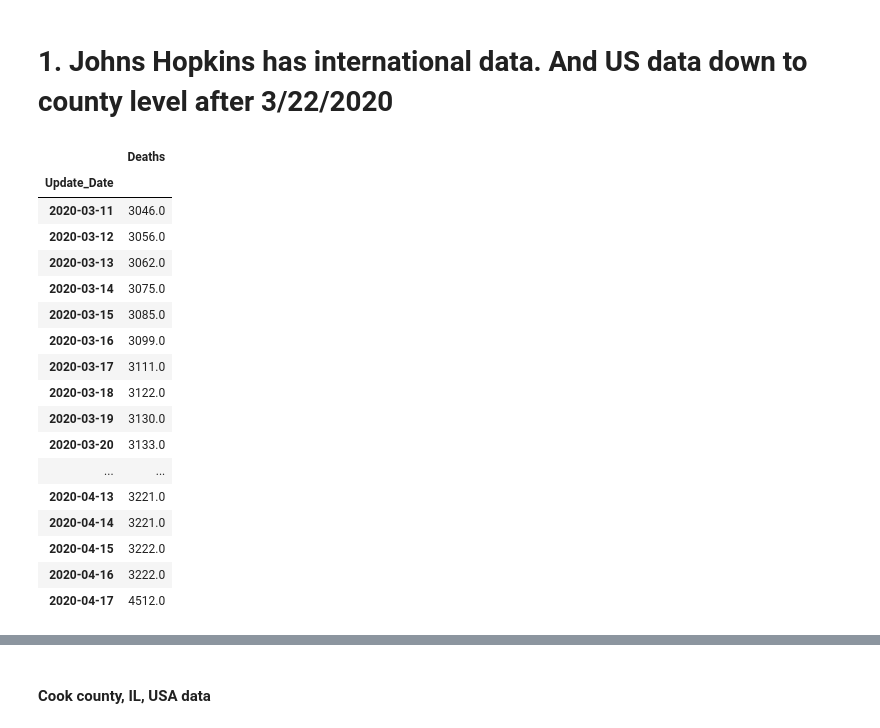
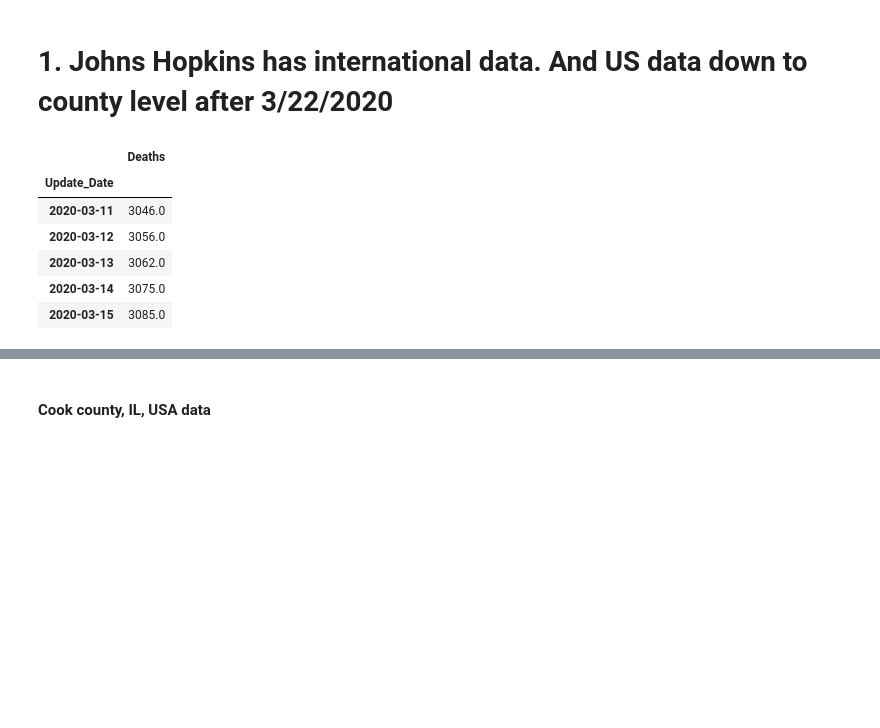
Before and after one commit to jianxu305/nCov2019_analysis, a Jupyter notebook: src/data_sources.ipynb, the cells around one changed output, grey strips where cells are left out. Saved outputs shown, nothing was run; the diff lists cells and outputs as text; code cells hidden in the pictures; blank space fills up the shorter version.

```diff
--- a/src/data_sources.ipynb
+++ b/src/data_sources.ipynb
@@ -12,24 +12,13 @@ import datetime
 jhs_data = utils.load_jhs_raw()
 # %%
 china = jhs_data[(jhs_data['Country_Region'] == 'China') & (jhs_data['Province_State'] == 'Hubei')]
-pd.pivot_table(china, index='Update_Date', values='Deaths', aggfunc='sum')
+pd.pivot_table(china, index='Update_Date', values='Deaths', aggfunc='sum').head()
 # %% [output]
 |  | Deaths |
 | Update_Date |  |
 | 2020-03-11 | 3046.0 |
 | 2020-03-12 | 3056.0 |
 | 2020-03-13 | 3062.0 |
 | 2020-03-14 | 3075.0 |
 | 2020-03-15 | 3085.0 |
-| 2020-03-16 | 3099.0 |
-| 2020-03-17 | 3111.0 |
-| 2020-03-18 | 3122.0 |
-| 2020-03-19 | 3130.0 |
-| 2020-03-20 | 3133.0 |
-| ... | ... |
-| 2020-04-13 | 3221.0 |
-| 2020-04-14 | 3221.0 |
-| 2020-04-15 | 3222.0 |
-| 2020-04-16 | 3222.0 |
-| 2020-04-17 | 4512.0 |
 # %%
```
Also changed, not shown: parts of 7 cells of this notebook, 5 other files.
